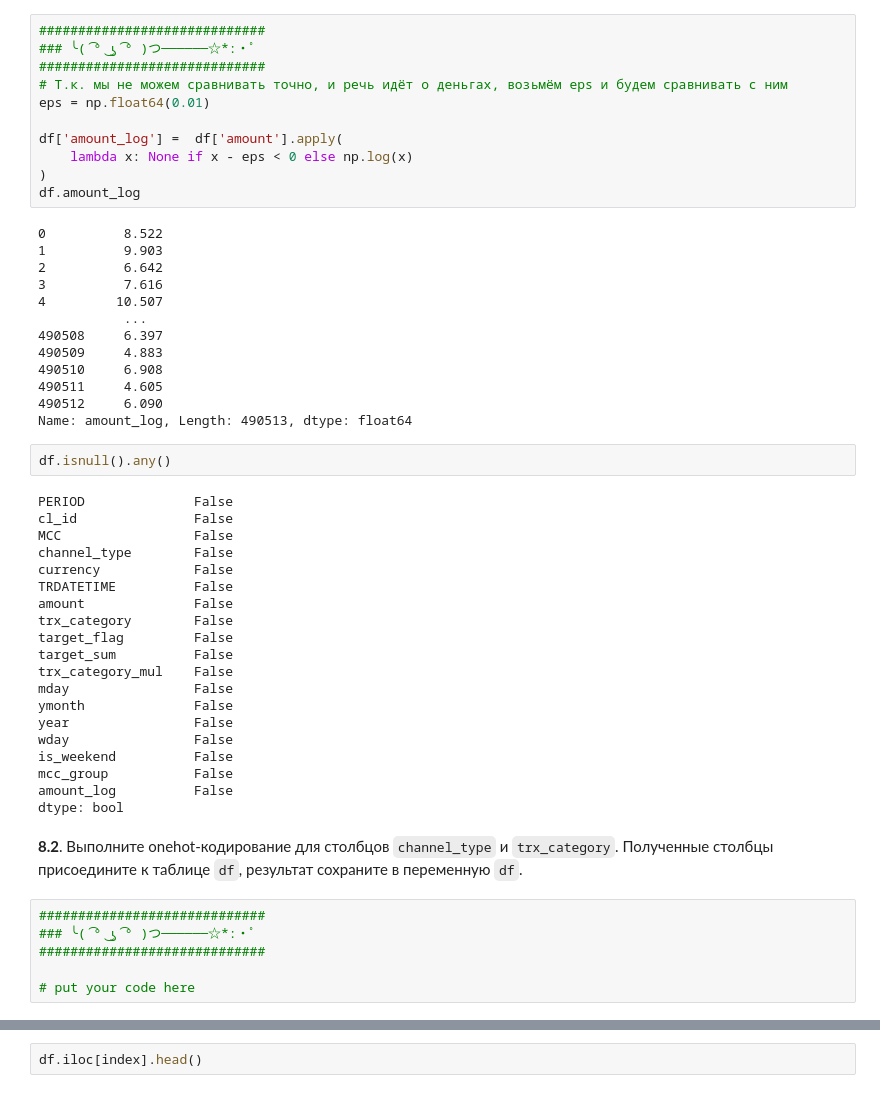
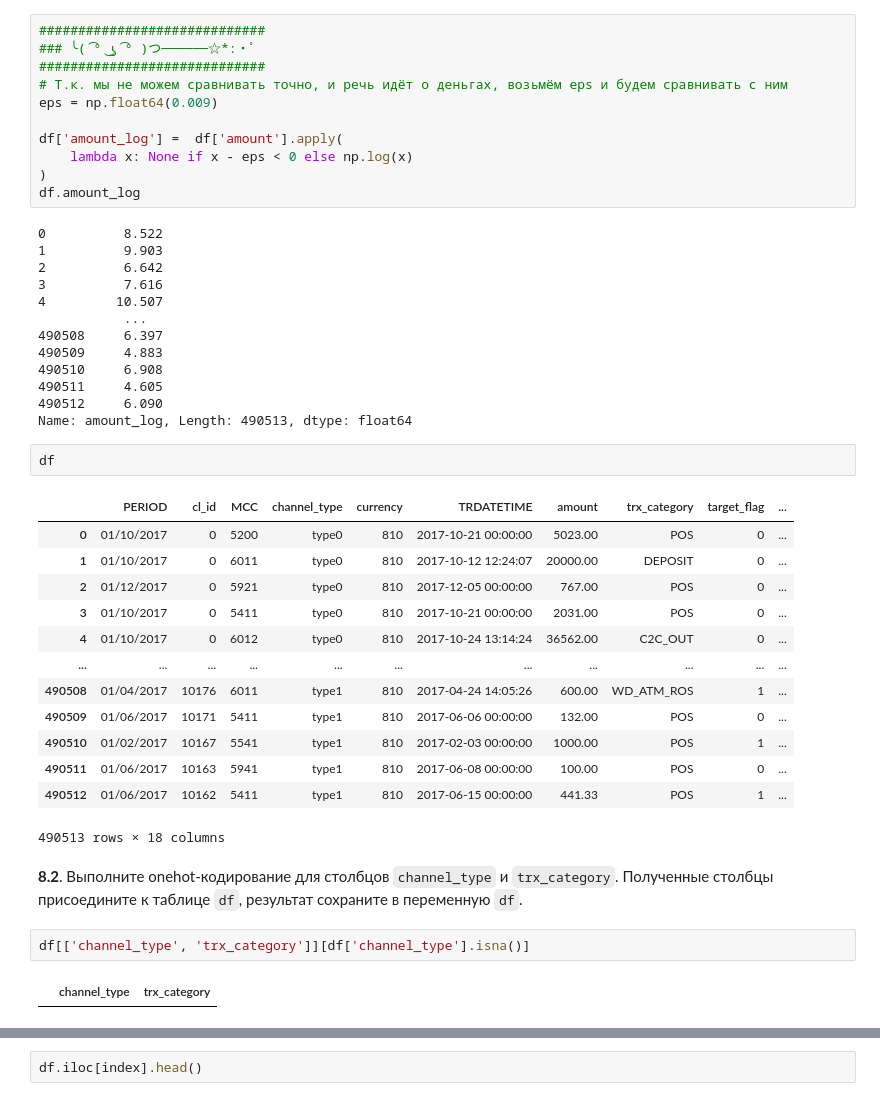
Before and after one commit to Krage56/ml_isp_intro, a Jupyter notebook: hw/hw1/ISP_HW1_NUMPY&PANDAS.ipynb, the cells around one changed output, grey strips where cells are left out. Cells and saved outputs as stored; diff of their text form.

```diff
--- a/hw/hw1/ISP_HW1_NUMPY&PANDAS.ipynb
+++ b/hw/hw1/ISP_HW1_NUMPY&PANDAS.ipynb
@@ -530,7 +530,7 @@ __8.1.__ Прологарифмируйте сумму трат `amount`, а р
 ### ╰( ͡° ͜ʖ ͡° )つ──────☆*:・ﾟ
 #############################
 # Т.к. мы не можем сравнивать точно, и речь идёт о деньгах, возьмём eps и будем сравнивать с ним
-eps = np.float64(0.01)
+eps = np.float64(0.009)
 
 df['amount_log'] =  df['amount'].apply(
     lambda x: None if x - eps < 0 else np.log(x)
@@ -550,32 +550,24 @@ df.amount_log
 490512     6.090
 Name: amount_log, Length: 490513, dtype: float64
 # %%
-df.isnull().any()
+df
 # %% [output]
+|  | PERIOD | cl_id | MCC | channel_type | currency | TRDATETIME | amount | trx_category | target_flag | ... |
+| 0 | 01/10/2017 | 0 | 5200 | type0 | 810 | 2017-10-21 00:00:00 | 5023.00 | POS | 0 | ... |
+| 1 | 01/10/2017 | 0 | 6011 | type0 | 810 | 2017-10-12 12:24:07 | 20000.00 | DEPOSIT | 0 | ... |
+| 2 | 01/12/2017 | 0 | 5921 | type0 | 810 | 2017-12-05 00:00:00 | 767.00 | POS | 0 | ... |
+| 3 | 01/10/2017 | 0 | 5411 | type0 | 810 | 2017-10-21 00:00:00 | 2031.00 | POS | 0 | ... |
+| 4 | 01/10/2017 | 0 | 6012 | type0 | 810 | 2017-10-24 13:14:24 | 36562.00 | C2C_OUT | 0 | ... |
+| ... | ... | ... | ... | ... | ... | ... | ... | ... | ... | ... |
+| 490508 | 01/04/2017 | 10176 | 6011 | type1 | 810 | 2017-04-24 14:05:26 | 600.00 | WD_ATM_ROS | 1 | ... |
+| 490509 | 01/06/2017 | 10171 | 5411 | type1 | 810 | 2017-06-06 00:00:00 | 132.00 | POS | 0 | ... |
+| 490510 | 01/02/2017 | 10167 | 5541 | type1 | 810 | 2017-02-03 00:00:00 | 1000.00 | POS | 1 | ... |
+| 490511 | 01/06/2017 | 10163 | 5941 | type1 | 810 | 2017-06-08 00:00:00 | 100.00 | POS | 0 | ... |
+| 490512 | 01/06/2017 | 10162 | 5411 | type1 | 810 | 2017-06-15 00:00:00 | 441.33 | POS | 1 | ... |
-PERIOD              False
-cl_id               False
-MCC                 False
-channel_type        False
-currency            False
-TRDATETIME          False
-amount              False
-trx_category        False
-target_flag         False
-target_sum          False
-trx_category_mul    False
-mday                False
-ymonth              False
-year                False
-wday                False
-is_weekend          False
-mcc_group           False
-amount_log          False
-dtype: bool
+490513 rows × 18 columns
 # %% [markdown]
 __8.2__. Выполните onehot-кодирование для столбцов `channel_type` и `trx_category`. Полученные столбцы присоедините к таблице `df`, результат сохраните в переменную `df`.
-# %%
-#############################
-### ╰( ͡° ͜ʖ ͡° )つ──────☆*:・ﾟ
-#############################
-
-# put your code here
+# %%
+df[['channel_type', 'trx_category']][df['channel_type'].isna()]
+# %% [output]
+|  | channel_type | trx_category |
```
Also changed, not shown: parts of 1 cell of this notebook.
